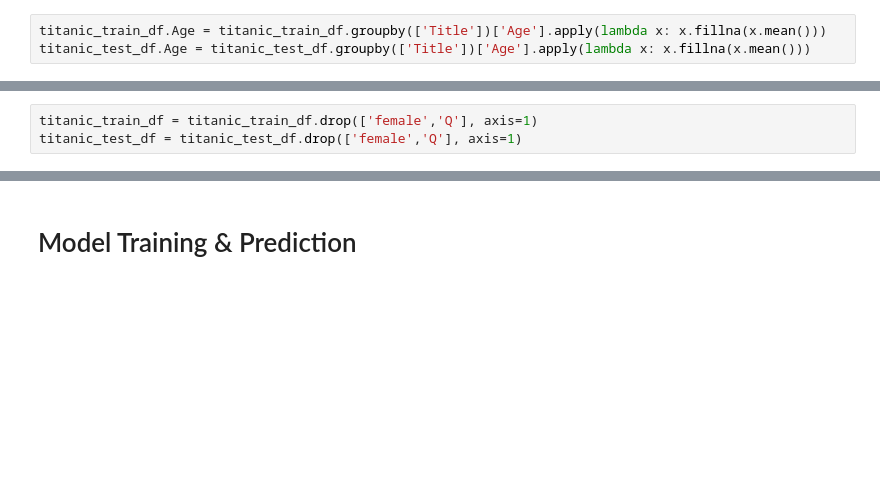
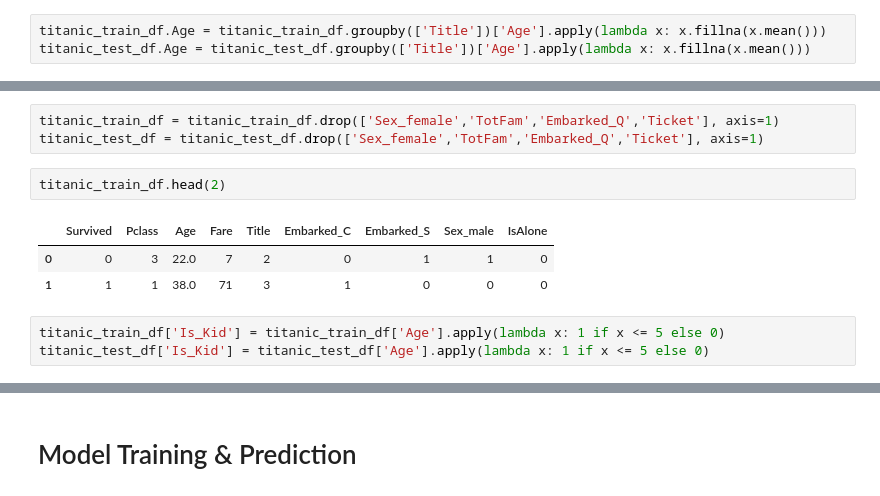
Before and after one commit to sanjaylalwani/Titanic, a Jupyter notebook: titanic.ipynb, the cells around one changed output, grey strips where cells are left out. Cells and saved outputs as stored; diff of their text form; blank space fills up the shorter version.

```diff
--- a/titanic.ipynb
+++ b/titanic.ipynb
@@ -367,6 +278,15 @@ titanic_train_df.head(5)
 # %%
-titanic_train_df = titanic_train_df.drop(['female','Q'], axis=1)
-titanic_test_df = titanic_test_df.drop(['female','Q'], axis=1)
+titanic_train_df = titanic_train_df.drop(['Sex_female','TotFam','Embarked_Q','Ticket'], axis=1)
+titanic_test_df = titanic_test_df.drop(['Sex_female','TotFam','Embarked_Q','Ticket'], axis=1)
+# %%
+titanic_train_df.head(2)
+# %% [output]
+|  | Survived | Pclass | Age | Fare | Title | Embarked_C | Embarked_S | Sex_male | IsAlone |
+| 0 | 0 | 3 | 22.0 | 7 | 2 | 0 | 1 | 1 | 0 |
+| 1 | 1 | 1 | 38.0 | 71 | 3 | 1 | 0 | 0 | 0 |
+# %%
+titanic_train_df['Is_Kid'] = titanic_train_df['Age'].apply(lambda x: 1 if x <= 5 else 0)
+titanic_test_df['Is_Kid'] = titanic_test_df['Age'].apply(lambda x: 1 if x <= 5 else 0)
 # %%
 X_train = titanic_train_df.drop("Survived", axis=1)
 Y_train = titanic_train_df["Survived"]
```
Also changed, not shown: parts of 31 cells of this notebook.
